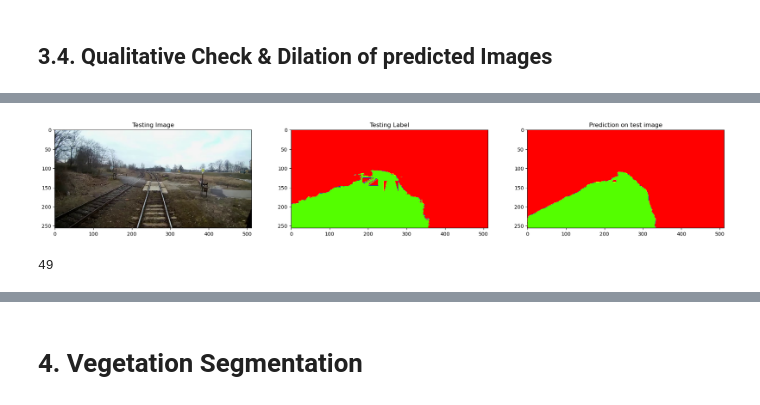
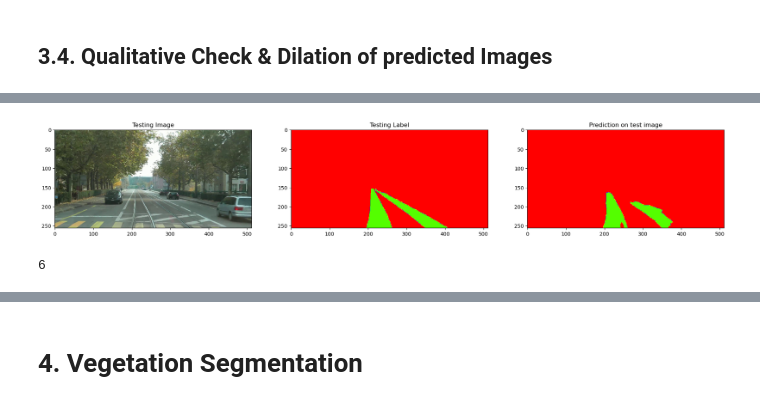
Before and after one commit to khoadaniel/vegetation-detection-railways, a Jupyter notebook: aras/model_tram_all_512x256_tracks.ipynb, the cells around one changed output, grey strips where cells are left out. Drawn from its saved outputs; the diff is of its cells as text; code cells hidden in the pictures.

```diff
--- a/aras/model_tram_all_512x256_tracks.ipynb
+++ b/aras/model_tram_all_512x256_tracks.ipynb
@@ -49,7 +49,7 @@ track_bed= 15
 rail_raised= 17
 rail_embedded =18
 # %%
-path_masks = '/Users/arasdirekoglu/Documents/Daten/rs19_val/uint8/rs19_val/rs00284.png'
+path_masks = '/Users/arasdirekoglu/Documents/Daten/rs19_val/uint8/rs19_val/rs03635.png'
 
 mask = Image.open(path_masks)
 mask = mask.filter(ImageFilter.MedianFilter(size= 3))
@@ -92,0 +175,6 @@ for j in range(len(coord)):
+# %%
+path_images = '/Users/arasdirekoglu/Documents/Daten/rs19_val/jpgs/rs19_val/rs03635.jpg'
+image = Image.open(path_images)
+image = image.filter(ImageFilter.MedianFilter(size= 3))
+image = np.array(image.resize((512, 256),Image.NEAREST))
+plt.imshow(image)
@@ -328,7 +436,7 @@ ground_truth=y_test[test_img_number]
 test_img_input=np.expand_dims(test_img, 0)#this is to make (256, 512, 1) -> (1, 256, 512, 1)
 #test_img_input[:int(256/2),:,layer]=0
 prediction = (model.predict(test_img_input))
-my_threshold = 0.8
+my_threshold = 0.7
 predicted_img=(prediction>=my_threshold).astype(int)[0,:,:,:] #remove the first axis
 
 
@@ -351,5 +459,5 @@ plt.show()
-[figure, old version]
+[figure, new version]
-# %%
-test_img_number # 91 # 49
-# %% [output]
-49
+# %%
+test_img_number # 91 # 49 # 143 # 212 # 228 #199 # 23 # 2 # 111 # 234 # 89 #ä61 # 29
+# %% [output]
+6
```
Also changed, not shown: parts of 24 cells of this notebook.
